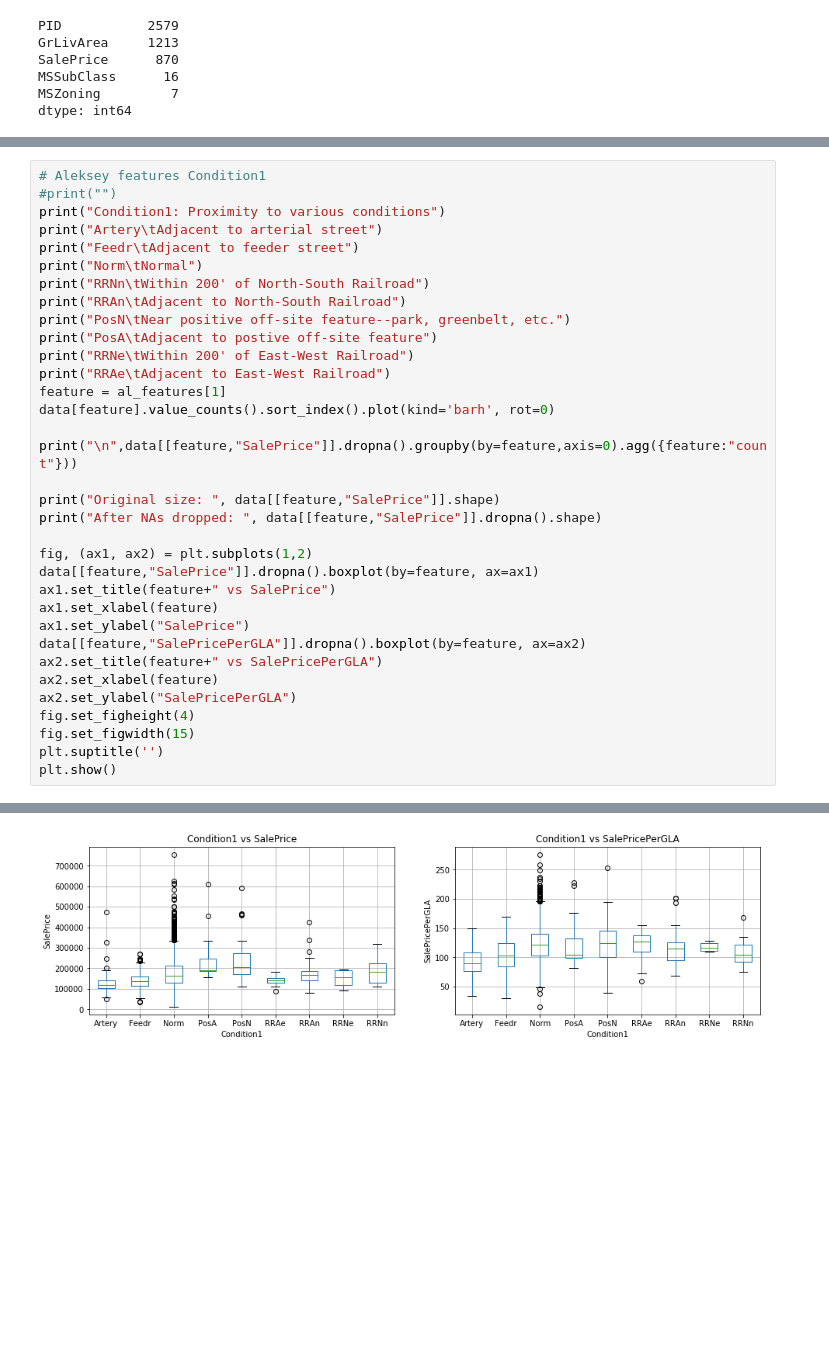
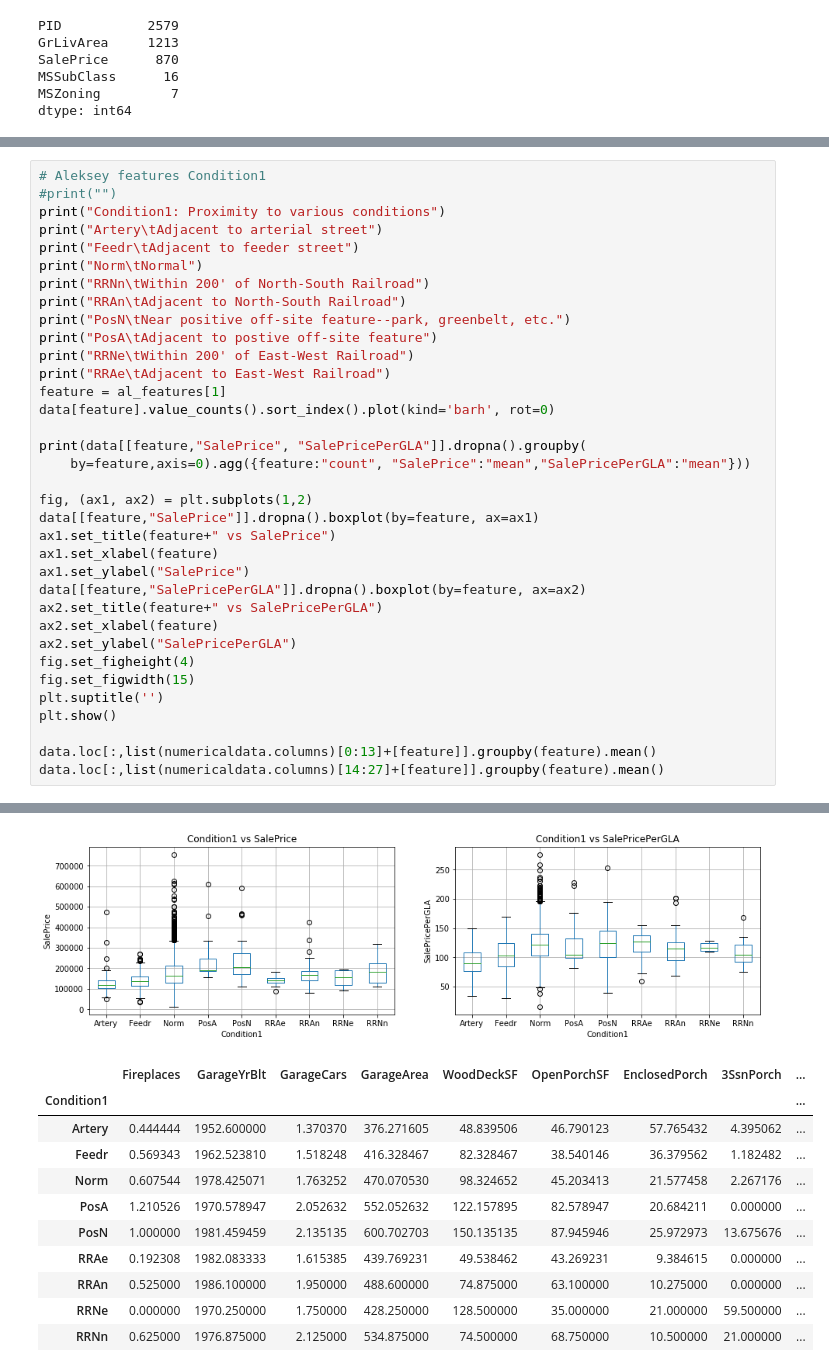
Before and after one commit to aklimchenko/proj3, a Jupyter notebook: House_Market_Data_EDA_Aleksey_Edit.ipynb, the cells around one changed output, grey strips where cells are left out. Saved outputs shown, nothing was run; the diff lists cells and outputs as text; blank space fills up the shorter version.

```diff
--- a/House_Market_Data_EDA_Aleksey_Edit.ipynb
+++ b/House_Market_Data_EDA_Aleksey_Edit.ipynb
@@ -169,10 +309,8 @@ print("RRAe\tAdjacent to East-West Railroad")
 feature = al_features[1]
 data[feature].value_counts().sort_index().plot(kind='barh', rot=0)
 
-print("\n",data[[feature,"SalePrice"]].dropna().groupby(by=feature,axis=0).agg({feature:"count"}))
-
-print("Original size: ", data[[feature,"SalePrice"]].shape)
-print("After NAs dropped: ", data[[feature,"SalePrice"]].dropna().shape)
+print(data[[feature,"SalePrice", "SalePricePerGLA"]].dropna().groupby(
+    by=feature,axis=0).agg({feature:"count", "SalePrice":"mean","SalePricePerGLA":"mean"}))
 
 fig, (ax1, ax2) = plt.subplots(1,2)
 data[[feature,"SalePrice"]].dropna().boxplot(by=feature, ax=ax1)
@@ -187,6 +325,9 @@ fig.set_figheight(4)
 fig.set_figwidth(15)
 plt.suptitle('')
 plt.show()
+
+data.loc[:,list(numericaldata.columns)[0:13]+[feature]].groupby(feature).mean()
+data.loc[:,list(numericaldata.columns)[14:27]+[feature]].groupby(feature).mean()
 # %% [output]
 Condition1: Proximity to various conditions
 Artery  Adjacent to arterial street
@@ -208,5 +349,16 @@ After NAs dropped:  (2579, 2)
 [figure]
 [figure]
+|  | Fireplaces | GarageYrBlt | GarageCars | GarageArea | WoodDeckSF | OpenPorchSF | EnclosedPorch | 3SsnPorch | ... |
+| Condition1 |  |  |  |  |  |  |  |  | ... |
+| Artery | 0.444444 | 1952.600000 | 1.370370 | 376.271605 | 48.839506 | 46.790123 | 57.765432 | 4.395062 | ... |
+| Feedr | 0.569343 | 1962.523810 | 1.518248 | 416.328467 | 82.328467 | 38.540146 | 36.379562 | 1.182482 | ... |
+| Norm | 0.607544 | 1978.425071 | 1.763252 | 470.070530 | 98.324652 | 45.203413 | 21.577458 | 2.267176 | ... |
+| PosA | 1.210526 | 1970.578947 | 2.052632 | 552.052632 | 122.157895 | 82.578947 | 20.684211 | 0.000000 | ... |
+| PosN | 1.000000 | 1981.459459 | 2.135135 | 600.702703 | 150.135135 | 87.945946 | 25.972973 | 13.675676 | ... |
+| RRAe | 0.192308 | 1982.083333 | 1.615385 | 439.769231 | 49.538462 | 43.269231 | 9.384615 | 0.000000 | ... |
+| RRAn | 0.525000 | 1986.100000 | 1.950000 | 488.600000 | 74.875000 | 63.100000 | 10.275000 | 0.000000 | ... |
+| RRNe | 0.000000 | 1970.250000 | 1.750000 | 428.250000 | 128.500000 | 35.000000 | 21.000000 | 59.500000 | ... |
+| RRNn | 0.625000 | 1976.875000 | 2.125000 | 534.875000 | 74.500000 | 68.750000 | 10.500000 | 21.000000 | ... |
 # %%
 # Aleksey features Condition2
 #print("\t\n")
```
Also changed, not shown: parts of 24 cells of this notebook, 1 other file.
